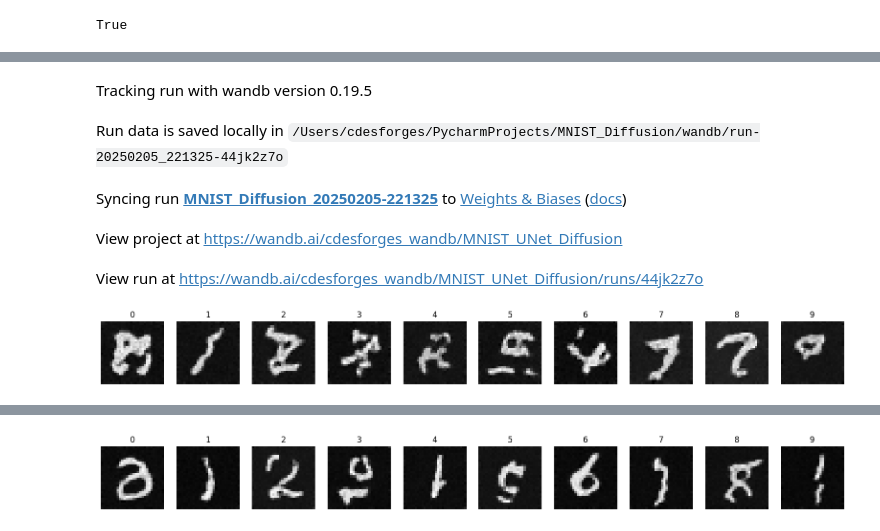
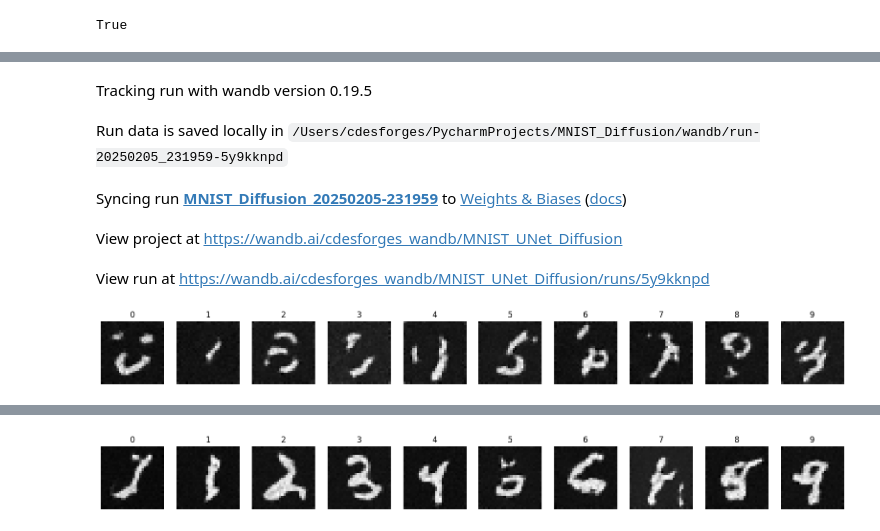
Before and after one commit to cdesforges/MNIST_Diffusion, a Jupyter notebook: MNIST_Diffusion.ipynb, the cells around one changed output, grey strips where cells are left out. Saved outputs shown, nothing was run; the diff lists cells and outputs as text; code cells hidden in the pictures.

Commit message:
My first diffusion model :,)

```diff
--- a/MNIST_Diffusion.ipynb
+++ b/MNIST_Diffusion.ipynb
@@ -340,7 +335,6 @@ def log(epoch, epoch_loss, test_images):
     })
 # %%
 def display_images(images):
-    """Display a list of PyTorch tensors as images in a row, assuming shape (C, H, W)."""
 
     # Convert tensors to NumPy arrays
     processed_images = []
@@ -383,7 +377,7 @@ def create_save_directory():
 def save_checkpoint(epoch, model, optimizer, save_path):
 
     # save checkpoint
-    checkpoint_path = os.path.join(save_path, f"epoch_{epoch}.pth")
+    checkpoint_path = os.path.join(save_path, f"epoch_{epoch+1}.pth")
     torch.save({
             'epoch': epoch,
             'model_state_dict': model.state_dict(),
@@ -393,7 +387,7 @@ def save_checkpoint(epoch, model, optimizer, save_path):
     # save latest (will overwrite every epoch)
     latest_path = os.path.join(save_path, "latest.pth")
     torch.save({
-            'epoch': epoch,
+            'epoch': epoch+1,
             'model_state_dict': model.state_dict(),
             'optimizer_state_dict': optimizer.state_dict(),
             }, latest_path)
@@ -434,34 +430,60 @@ def train():
         total_loss += loss.item()
 
     return total_loss
+# %%
+class EarlyStopper():
+    def __init__(self, patience):
+        self.patience = patience
+        self.best_loss = float('inf')
+        self.num_bad_epochs = 0
+
+    def has_plateaued(self, epoch_loss):
+
+        # Current loss is lower than previous
+        if epoch_loss < self.best_loss:
+            self.best_loss = epoch_loss
+            self.num_bad_epochs = 0
+            return False
+
+        # Current loss is higher than before
+        else:
+            self.num_bad_epochs += 1
+            return self.num_bad_epochs >= self.patience
 # %%
 # Initialize model, optimizer, and parameters
 model = UNet().to(device)
 optimizer = optim.Adam(model.parameters(), lr=LEARNING_RATE)
-model.train()
+scheduler = torch.optim.lr_scheduler.CosineAnnealingLR(optimizer, T_max=EPOCHS, eta_min=1e-6)
+stopper = EarlyStopper(patience=20)
 save_directory = create_save_directory()
 init_wandb(save_directory)
 # %% [output]
 Tracking run with wandb version 0.19.5
-Run data is saved locally in /Users/cdesforges/PycharmProjects/MNIST_Diffusion/wandb/run-20250205_221325-44jk2z7o
+Run data is saved locally in /Users/cdesforges/PycharmProjects/MNIST_Diffusion/wandb/run-20250205_231959-5y9kknpd
-Syncing run MNIST_Diffusion_20250205-221325 to Weights & Biases (docs)
+Syncing run MNIST_Diffusion_20250205-231959 to Weights & Biases (docs)
 View project at https://wandb.ai/cdesforges_wandb/MNIST_UNet_Diffusion
-View run at https://wandb.ai/cdesforges_wandb/MNIST_UNet_Diffusion/runs/44jk2z7o
+View run at https://wandb.ai/cdesforges_wandb/MNIST_UNet_Diffusion/runs/5y9kknpd
 # %%
 # Training loop
 try:
     for epoch in range(EPOCHS):
 
         epoch_loss = train()
         test_images = test()
         display_images(test_images)
         log(epoch, epoch_loss, test_images)
 
-        print(f"Epoch {epoch + 1}/{EPOCHS}, Loss: {epoch_loss:.4f}")
+        print(f"epoch {epoch+1}/{EPOCHS}, loss: {epoch_loss:.4f}, learning rate: {optimizer.param_groups[0]['lr']:.6f}")
 
         if epoch % 10 == 0:
             save_checkpoint(epoch, model, optimizer, save_directory)
+
+        scheduler.step()
+
+        if stopper.has_plateaued(epoch_loss):
+            print(f"Early stopping triggered at epoch {epoch+1}: No improvement for {stopper.patience} epochs.")
+            break
 finally:
     wandb.finish()
 # %% [output]
-[figure, old version]
+[figure, new version]
@@ -470 +492 @@ Checkpoint saved: MNIST_Diffusion_20250205-221325/epoch_0.pth
-[figure, old version]
+[figure, new version]
```
Also changed, not shown: parts of 10 cells of this notebook, 1 other file.
